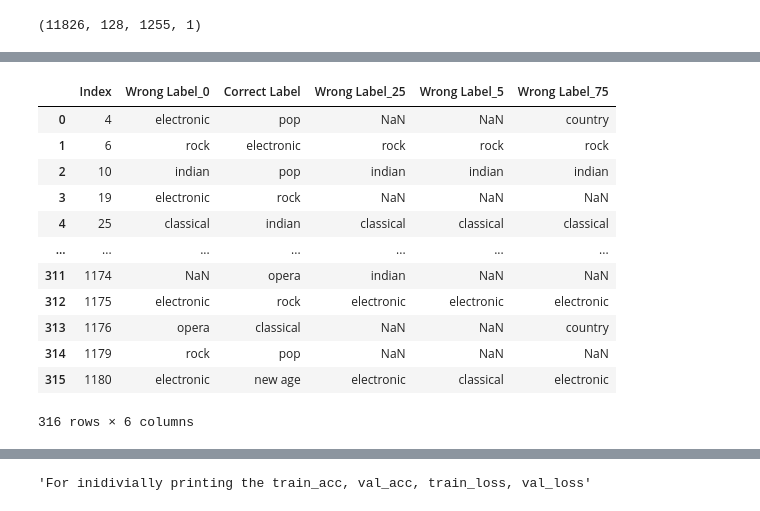
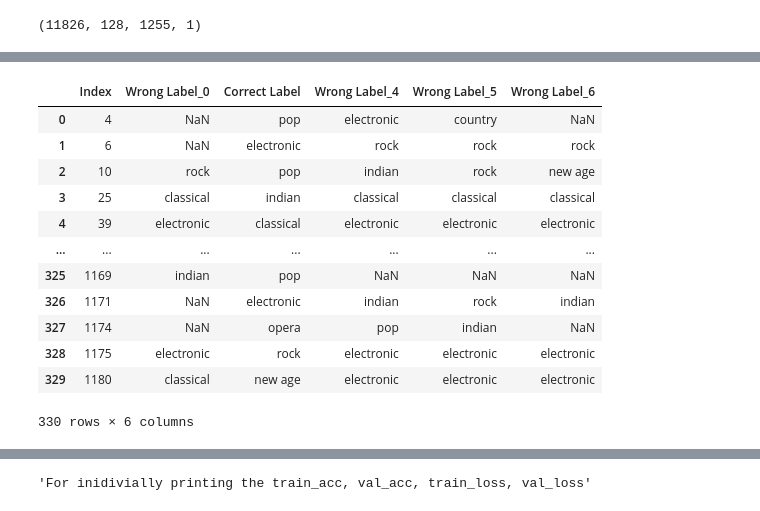
Before and after one commit to menduv/Thesis, a Jupyter notebook: experiments/CNN_magni_w_latentregularisation_gridserach.ipynb, the cells around one changed output, grey strips where cells are left out. Cells and saved outputs as stored; diff of their text form; code cells hidden in the pictures.

Commit message:
Adding trumpet file and scaled loss

```diff
--- a/experiments/CNN_magni_w_latentregularisation_gridserach.ipynb
+++ b/experiments/CNN_magni_w_latentregularisation_gridserach.ipynb
@@ -397,7 +397,7 @@ def create_model(num_classes, l1_reg=0.01, l2_reg=0.1, alpha=0.0, ce_scaling_fac
 # %%
 # Define hyperparameters for grid search
 param_grid = {
-    'alpha': [0, 0.25, 0.5, 0.75, 1]
+    'alpha': [0, 0.4, 0.5, 0.6]
     # 'l1_reg': [0.01, 0.001],
     # 'l2_reg': [0.1, 0.01, 0.001]
 }
@@ -407,7 +407,7 @@ only_alpha = False
 if ("alpha" in param_grid) & (len(param_grid) == 1):
     only_alpha = True
 
-checkpoint_folder = f"/home/mendu/Thesis/data/saved_models/grid_search_alpha_64_normloss"
+checkpoint_folder = f"/home/mendu/Thesis/data/saved_models/grid_search_alpha_64_scaledloss2"
 
 # Ensure the checkpoint folder exists
 os.makedirs(checkpoint_folder, exist_ok=True)
@@ -533,54 +552,54 @@ for model_name, model in models.items():
 # %%
 model_0 = misclassified_dict['model_0']
-model_25 = misclassified_dict['model_0.25']
+model_4= misclassified_dict['model_0.4']
 model_5 = misclassified_dict['model_0.5']
-model_75 = misclassified_dict['model_0.75']
+model_6 = misclassified_dict['model_0.6']
 # model_1 = misclassified_dict['model_1']
 # %%
 # Rename the Wrong Label columns for clarity
 model_0 = model_0.rename(columns={'Wrong Label': 'Wrong Label_0'})
-model_25 = model_25.rename(columns={'Wrong Label': 'Wrong Label_25'})
+model_4 = model_4.rename(columns={'Wrong Label': 'Wrong Label_4'})
 model_5 = model_5.rename(columns={'Wrong Label': 'Wrong Label_5'})
-model_75 = model_75.rename(columns={'Wrong Label': 'Wrong Label_75'})
+model_6 = model_6.rename(columns={'Wrong Label': 'Wrong Label_6'})
 # model_1 = model_1.rename(columns={'Wrong Label': 'Wrong Label_1'})
 
 # Merge the dataframes
-merged_df = pd.merge(model_0, model_25, on=['Index', 'Correct Label'], how='outer')
+merged_df = pd.merge(model_0, model_4, on=['Index', 'Correct Label'], how='outer')
 merged_df = pd.merge(merged_df, model_5, on=['Index', 'Correct Label'], how='outer')
-merged_df = pd.merge(merged_df, model_75, on=['Index', 'Correct Label'], how='outer')
+merged_df = pd.merge(merged_df, model_6, on=['Index', 'Correct Label'], how='outer')
 # merged_df = pd.merge(merged_df, model_1, on=['Index', 'Correct Label'], how='outer')
 # %%
 # Genre mapping
 genre_map = {
     0: 'classical',
     1: 'country',
     2: 'electronic',
     3: 'indian',
     4: 'new age',
     5: 'opera',
     6: 'pop',
     7: 'rock'
 }
 
 # Replace numeric labels with genre names
-columns_to_replace = ['Correct Label', 'Wrong Label_0', 'Wrong Label_25', 'Wrong Label_5', 'Wrong Label_75']
+columns_to_replace = ['Correct Label', 'Wrong Label_0', 'Wrong Label_4', 'Wrong Label_5', 'Wrong Label_6']
 for col in columns_to_replace:
     merged_df[col] = merged_df[col].map(genre_map)
 
 # Display the merged dataframe
 merged_df
 # %% [output]
-|  | Index | Wrong Label_0 | Correct Label | Wrong Label_25 | Wrong Label_5 | Wrong Label_75 |
-| 0 | 4 | electronic | pop | NaN | NaN | country |
-| 1 | 6 | rock | electronic | rock | rock | rock |
-| 2 | 10 | indian | pop | indian | indian | indian |
-| 3 | 19 | electronic | rock | NaN | NaN | NaN |
-| 4 | 25 | classical | indian | classical | classical | classical |
+|  | Index | Wrong Label_0 | Correct Label | Wrong Label_4 | Wrong Label_5 | Wrong Label_6 |
+| 0 | 4 | NaN | pop | electronic | country | NaN |
+| 1 | 6 | NaN | electronic | rock | rock | rock |
+| 2 | 10 | rock | pop | indian | rock | new age |
+| 3 | 25 | classical | indian | classical | classical | classical |
+| 4 | 39 | electronic | classical | electronic | electronic | electronic |
 | ... | ... | ... | ... | ... | ... | ... |
-| 311 | 1174 | NaN | opera | indian | NaN | NaN |
-| 312 | 1175 | electronic | rock | electronic | electronic | electronic |
-| 313 | 1176 | opera | classical | NaN | NaN | country |
-| 314 | 1179 | rock | pop | NaN | NaN | NaN |
-| 315 | 1180 | electronic | new age | electronic | classical | electronic |
+| 325 | 1169 | indian | pop | NaN | NaN | NaN |
+| 326 | 1171 | NaN | electronic | indian | rock | indian |
+| 327 | 1174 | NaN | opera | pop | indian | NaN |
+| 328 | 1175 | electronic | rock | electronic | electronic | electronic |
+| 329 | 1180 | classical | new age | electronic | electronic | electronic |
-316 rows × 6 columns
+330 rows × 6 columns
 # %%
```
Also changed, not shown: parts of 12 cells of this notebook, 1 other file.
